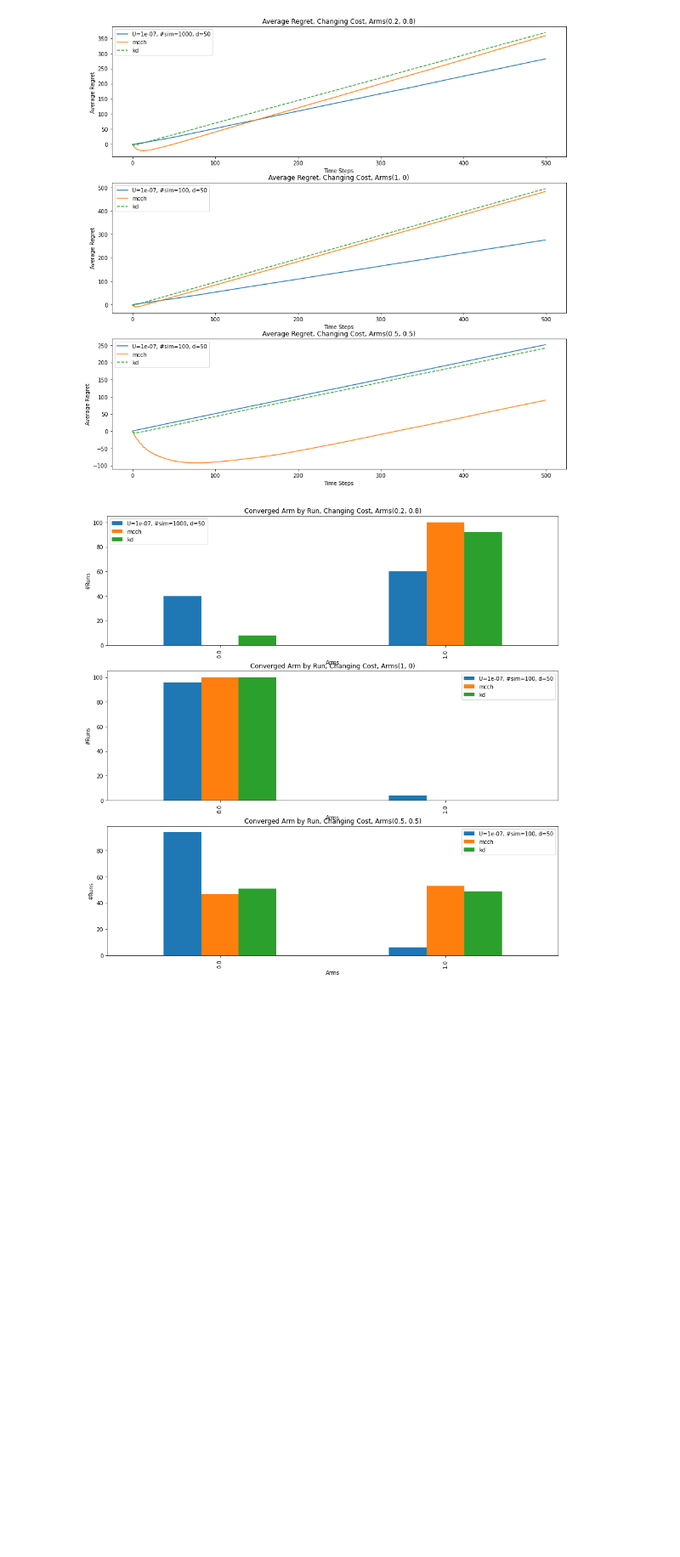
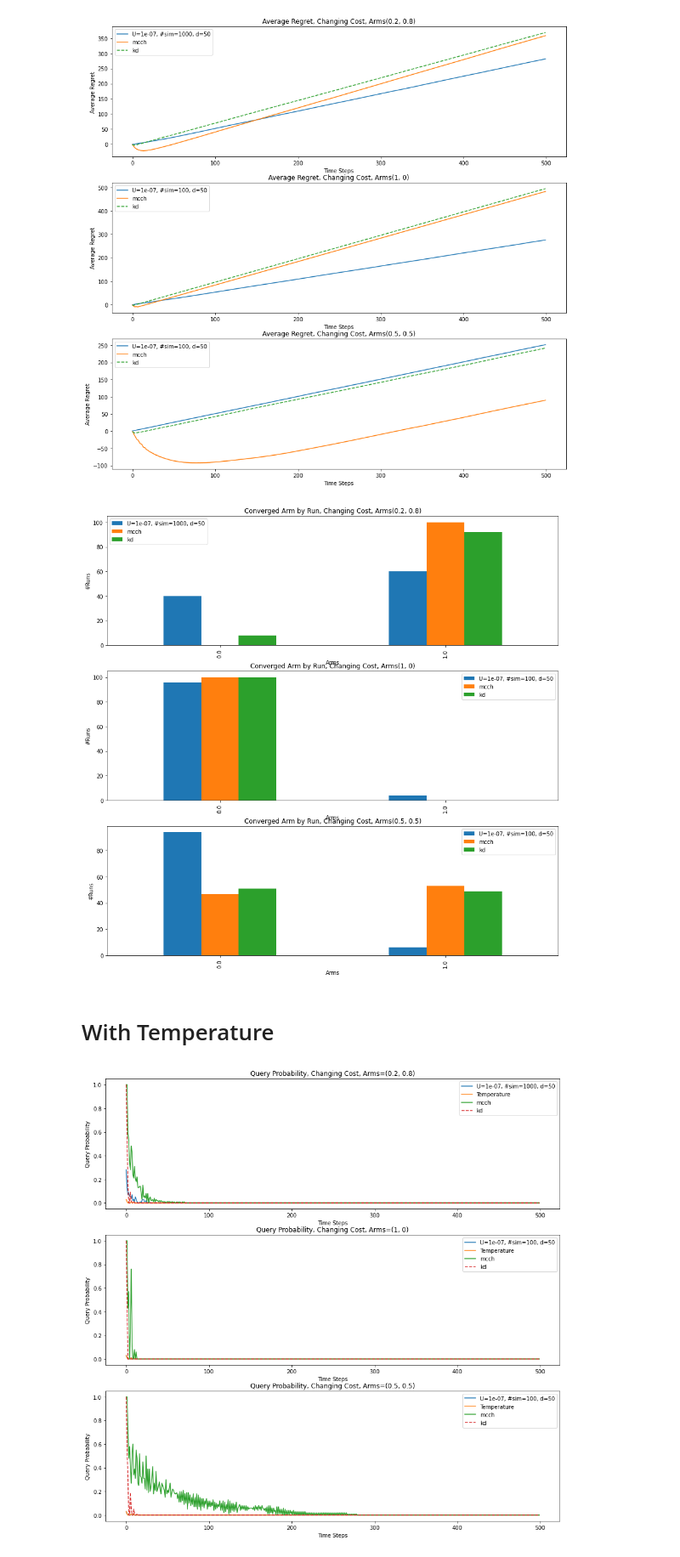
Before and after one commit to dvirla/ARLBayesMCTS, a Jupyter notebook: comparing_endgame.ipynb, the cells around one changed output. Shown at 85% size. Cells and saved outputs as stored; diff of their text form; code cells hidden in the pictures; blank space fills up the shorter version.

Commit message:
Added 'with_temp' to filename

```diff
--- a/comparing_endgame.ipynb
+++ b/comparing_endgame.ipynb
@@ -23,10 +21,13 @@ def compare_bars(files, rows, arms_list, title, ylabel, xlabel, groupedby, agg_f
         for path in csvs:
             df = pd.read_csv(path)
             if 'sim_' in path:
-                exp_const = path[path.find('sim') + 4:path.find('_exp')]
-                sim_num = path[path.find('cost_') + 5:path.find('_sim')]
-                d = path[path.find('arms_') + 5:path.find('_tree')]
-                label = f'U={exp_const}, #sim={sim_num}, d={d}'
+                if 'with_temp' in path:
+                    label = 'Temperature'
+                else:
+                    exp_const = path[path.find('sim') + 4:path.find('_exp')]
+                    sim_num = path[path.find('cost_') + 5:path.find('_sim')]
+                    d = path[path.find('arms_') + 5:path.find('_tree')]
+                    label = f'U={exp_const}, #sim={sim_num}, d={d}'
             else:
                 label = path[path.find('and_mcch/') + 9: path.find('_records')]
             dfs[label] = df.groupby(groupedby).mean()[agg_feat].round(0).value_counts()
@@ -50,10 +51,13 @@ def compare_plots(files, rows, arms_list, title, ylabel, xlabel, groupedby, agg_
         for path in csvs:
             df = pd.read_csv(path)
             if 'sim_' in path:
-                exp_const = path[path.find('sim') + 4:path.find('_exp')]
-                sim_num = path[path.find('cost_') + 5:path.find('_sim')]
-                d = path[path.find('arms_') + 5:path.find('_tree')]
-                label = f'U={exp_const}, #sim={sim_num}, d={d}'
+                if 'with_temp' in path:
+                    label = 'Temperature'
+                else:
+                    exp_const = path[path.find('sim') + 4:path.find('_exp')]
+                    sim_num = path[path.find('cost_') + 5:path.find('_sim')]
+                    d = path[path.find('arms_') + 5:path.find('_tree')]
+                    label = f'U={exp_const}, #sim={sim_num}, d={d}'
             else:
                 label = path[path.find('and_mcch/') + 9: path.find('_records')]
 
@@ -230,3 +234,18 @@ agg_feat = 'chosen_arm'
 compare_bars(files, rows, arms, title, ylabel, xlabel, groupedby, agg_feat)
 # %% [output]
 [figure]
+# %% [markdown]
+# With Temperature
+# %%
+files = ['/*/*/*changing_cost*_02_08_*.csv', '/*/*/*changing_cost*_1_*.csv', '/*/*/*changing_cost*_05_05_*.csv']
+arms = ['(0.2, 0.8)', '(1, 0)', '(0.5, 0.5)']
+rows = len(files)
+title = f'Query Probability, Changing Cost, Arms='
+xlabel = 'Time Steps'
+ylabel = 'Query Probability'
+groupedby = 'timestep'
+agg_feat = 'query_ind'
+
+compare_plots(files, rows, arms, title, ylabel, xlabel, groupedby, agg_feat)
+# %% [output]
+[figure, added]
```
Also changed, not shown: parts of 4 cells of this notebook, 1 other file.
